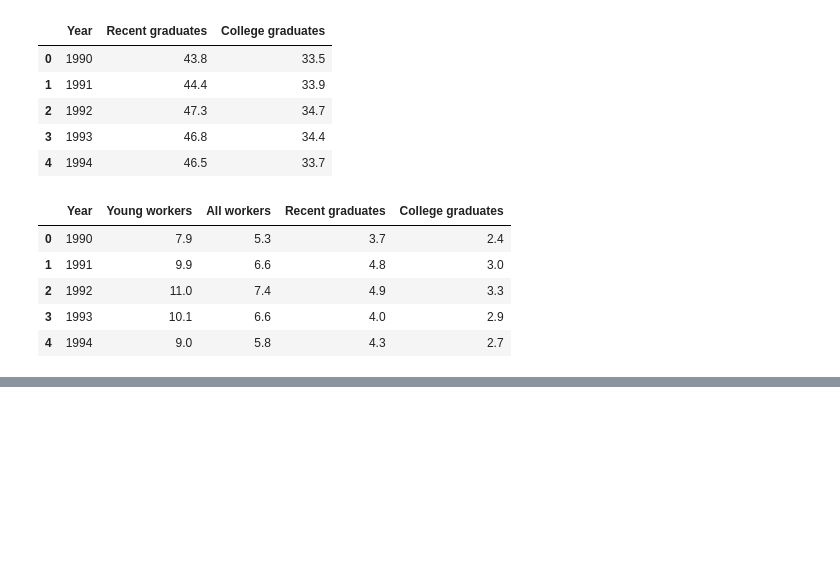
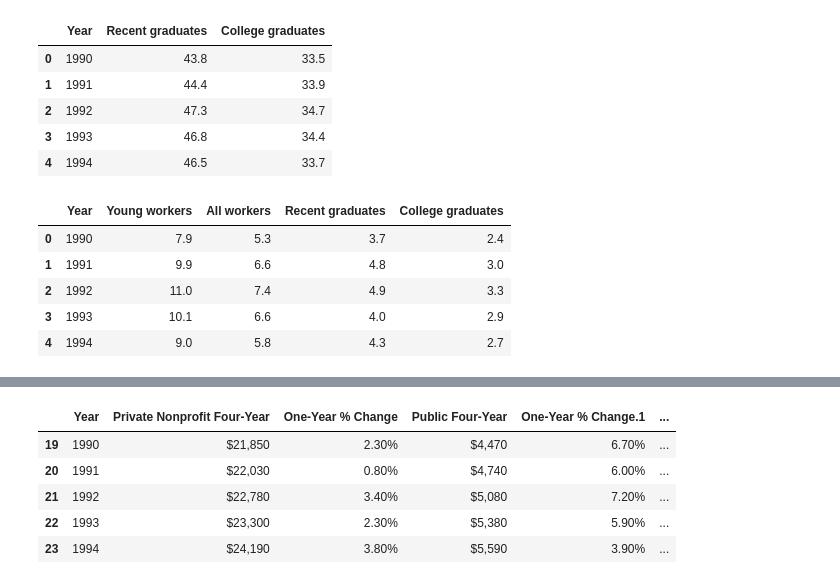
Before and after one commit to lordegraves/exploring_college_value, a Jupyter notebook: exploring_college_value.ipynb, the cells around one changed output, grey strips where cells are left out. Saved outputs shown, nothing was run; the diff lists cells and outputs as text; code cells hidden in the pictures; blank space fills up the shorter version.

```diff
--- a/exploring_college_value.ipynb
+++ b/exploring_college_value.ipynb
@@ -87,23 +93,30 @@ wages_df_clean = wages_df.rename(columns={'Date':'Year'})
 # %%
 display(underemployed_df_clean.head())
 display(unemployed_df_clean.head())
 display(wages_df_clean.head())
+display(tuition_df_clean.head())
 # %% [output]
 |  | Year | Recent graduates | College graduates |
 | 0 | 1990 | 43.8 | 33.5 |
 | 1 | 1991 | 44.4 | 33.9 |
 | 2 | 1992 | 47.3 | 34.7 |
 | 3 | 1993 | 46.8 | 34.4 |
 | 4 | 1994 | 46.5 | 33.7 |
 |  | Year | Young workers | All workers | Recent graduates | College graduates |
 | 0 | 1990 | 7.9 | 5.3 | 3.7 | 2.4 |
 | 1 | 1991 | 9.9 | 6.6 | 4.8 | 3.0 |
 | 2 | 1992 | 11.0 | 7.4 | 4.9 | 3.3 |
 | 3 | 1993 | 10.1 | 6.6 | 4.0 | 2.9 |
 | 4 | 1994 | 9.0 | 5.8 | 4.3 | 2.7 |
 |  | Year | Bachelor's degree: 25th percentile | Bachelor's degree: median | Bachelor's degree: 75th percentile | High school diploma: median |
 | 0 | 1990 | 39,984 | 52,353 | 67,188 | 38,073 |
 | 1 | 1991 | 37,393 | 49,427 | 64,470 | 35,673 |
 | 2 | 1992 | 37,540 | 50,054 | 62,567 | 33,369 |
 | 3 | 1993 | 36,457 | 48,610 | 62,788 | 34,230 |
 | 4 | 1994 | 35,387 | 47,380 | 61,199 | 33,561 |
+|  | Year | Private Nonprofit Four-Year | One-Year % Change | Public Four-Year | One-Year % Change.1 | ... |
+| 19 | 1990 | $21,850 | 2.30% | $4,470 | 6.70% | ... |
+| 20 | 1991 | $22,030 | 0.80% | $4,740 | 6.00% | ... |
+| 21 | 1992 | $22,780 | 3.40% | $5,080 | 7.20% | ... |
+| 22 | 1993 | $23,300 | 2.30% | $5,380 | 5.90% | ... |
+| 23 | 1994 | $24,190 | 3.80% | $5,590 | 3.90% | ... |
```
Also changed, not shown: parts of 4 cells of this notebook.
